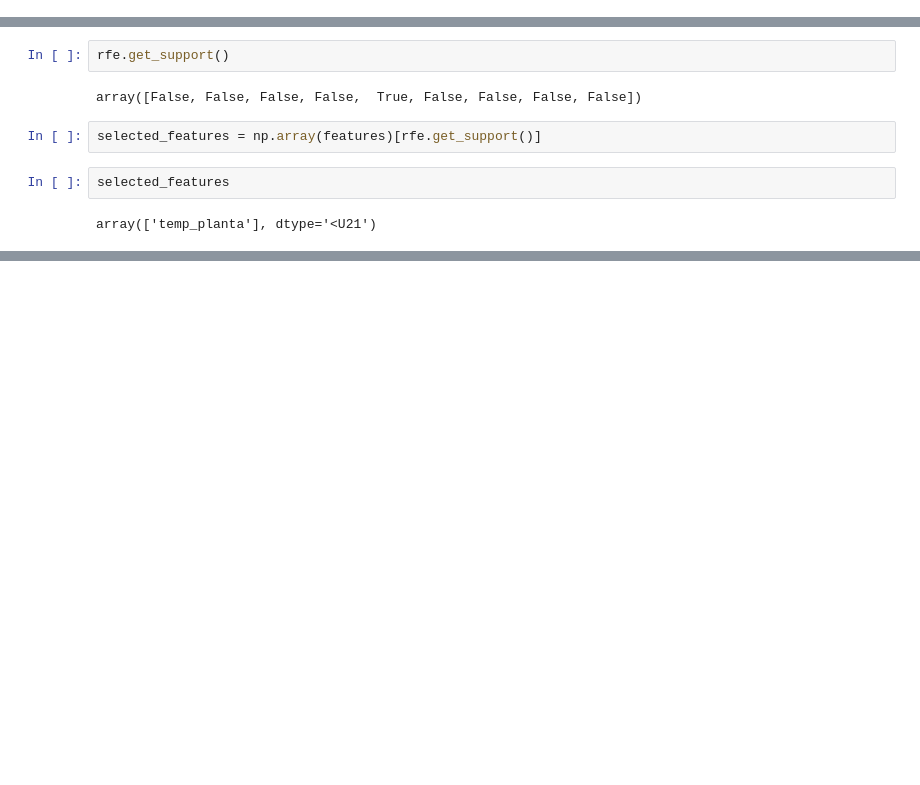
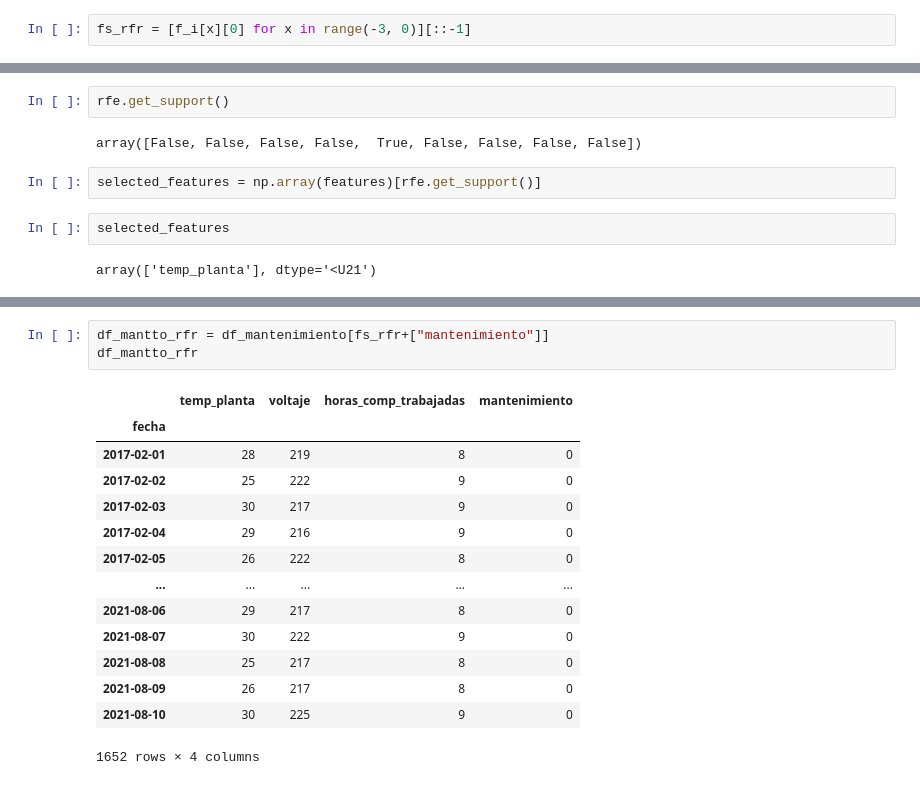
Before and after one commit to JorgeMoGlz/proyecto-seminario, a Jupyter notebook: Untitled.ipynb, the cells around one changed output, grey strips where cells are left out. Drawn from its saved outputs; the diff is of its cells as text; blank space fills up the shorter version.

```diff
--- a/Untitled.ipynb
+++ b/Untitled.ipynb
@@ -232,3 +238,5 @@ plt.show()
+# %%
+fs_rfr = [f_i[x][0] for x in range(-3, 0)][::-1]
 # %%
 features
 # %% [output]
@@ -259,0 +292,18 @@ array(['temp_planta'], dtype='<U21')
+# %%
+df_mantto_rfr = df_mantenimiento[fs_rfr+["mantenimiento"]]
+df_mantto_rfr
+# %% [output]
+|  | temp_planta | voltaje | horas_comp_trabajadas | mantenimiento |
+| fecha |  |  |  |  |
+| 2017-02-01 | 28 | 219 | 8 | 0 |
+| 2017-02-02 | 25 | 222 | 9 | 0 |
+| 2017-02-03 | 30 | 217 | 9 | 0 |
+| 2017-02-04 | 29 | 216 | 9 | 0 |
+| 2017-02-05 | 26 | 222 | 8 | 0 |
+| ... | ... | ... | ... | ... |
+| 2021-08-06 | 29 | 217 | 8 | 0 |
+| 2021-08-07 | 30 | 222 | 9 | 0 |
+| 2021-08-08 | 25 | 217 | 8 | 0 |
+| 2021-08-09 | 26 | 217 | 8 | 0 |
+| 2021-08-10 | 30 | 225 | 9 | 0 |
+1652 rows × 4 columns
```
Also changed, not shown: parts of 29 cells of this notebook, 1 other file.
